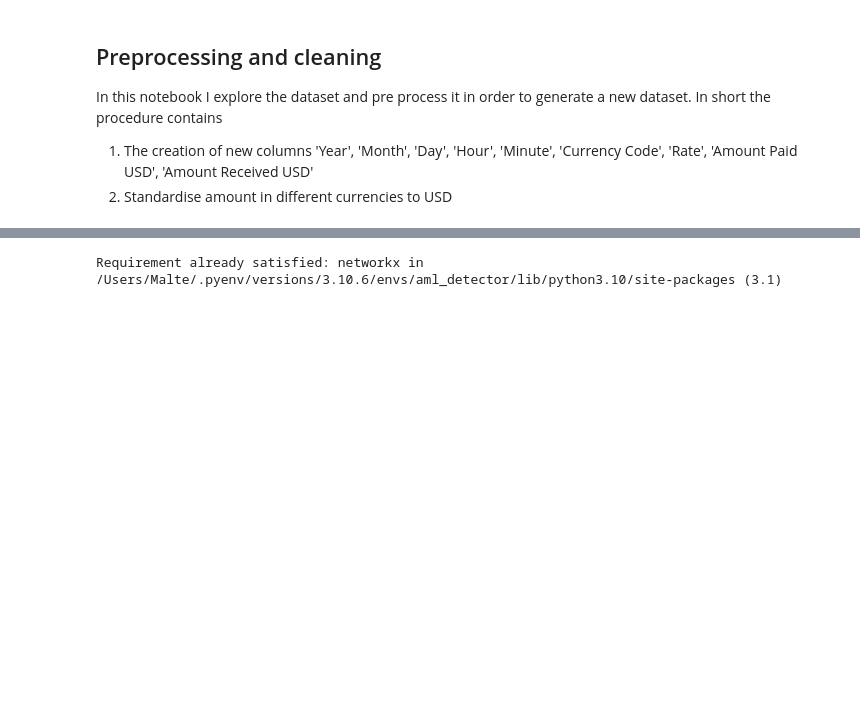
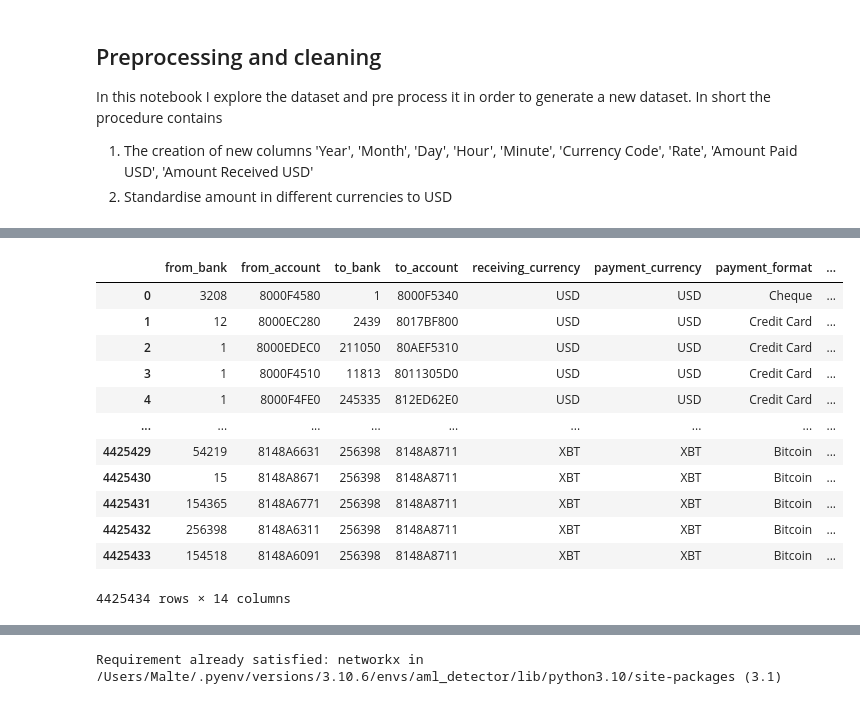
Before and after one commit to Malvinrud/aml_detector, a Jupyter notebook: notebooks/Malte_GNN_Model.ipynb, the cells around one changed output, grey strips where cells are left out. Drawn from its saved outputs; the diff is of its cells as text; code cells hidden in the pictures; blank space fills up the shorter version.

```diff
--- a/notebooks/Malte_GNN_Model.ipynb
+++ b/notebooks/Malte_GNN_Model.ipynb
@@ -18,3 +23,19 @@ Number of rows:  5078345
+# %%
+df
+# %% [output]
+|  | from_bank | from_account | to_bank | to_account | receiving_currency | payment_currency | payment_format | ... |
+| 0 | 3208 | 8000F4580 | 1 | 8000F5340 | USD | USD | Cheque | ... |
+| 1 | 12 | 8000EC280 | 2439 | 8017BF800 | USD | USD | Credit Card | ... |
+| 2 | 1 | 8000EDEC0 | 211050 | 80AEF5310 | USD | USD | Credit Card | ... |
+| 3 | 1 | 8000F4510 | 11813 | 8011305D0 | USD | USD | Credit Card | ... |
+| 4 | 1 | 8000F4FE0 | 245335 | 812ED62E0 | USD | USD | Credit Card | ... |
+| ... | ... | ... | ... | ... | ... | ... | ... | ... |
+| 4425429 | 54219 | 8148A6631 | 256398 | 8148A8711 | XBT | XBT | Bitcoin | ... |
+| 4425430 | 15 | 8148A8671 | 256398 | 8148A8711 | XBT | XBT | Bitcoin | ... |
+| 4425431 | 154365 | 8148A6771 | 256398 | 8148A8711 | XBT | XBT | Bitcoin | ... |
+| 4425432 | 256398 | 8148A6311 | 256398 | 8148A8711 | XBT | XBT | Bitcoin | ... |
+| 4425433 | 154518 | 8148A6091 | 256398 | 8148A8711 | XBT | XBT | Bitcoin | ... |
+4425434 rows × 14 columns
 # %%
 # Column names and data type
 df.dtypes
```
Also changed, not shown: parts of 20 cells of this notebook, 3 other files.
